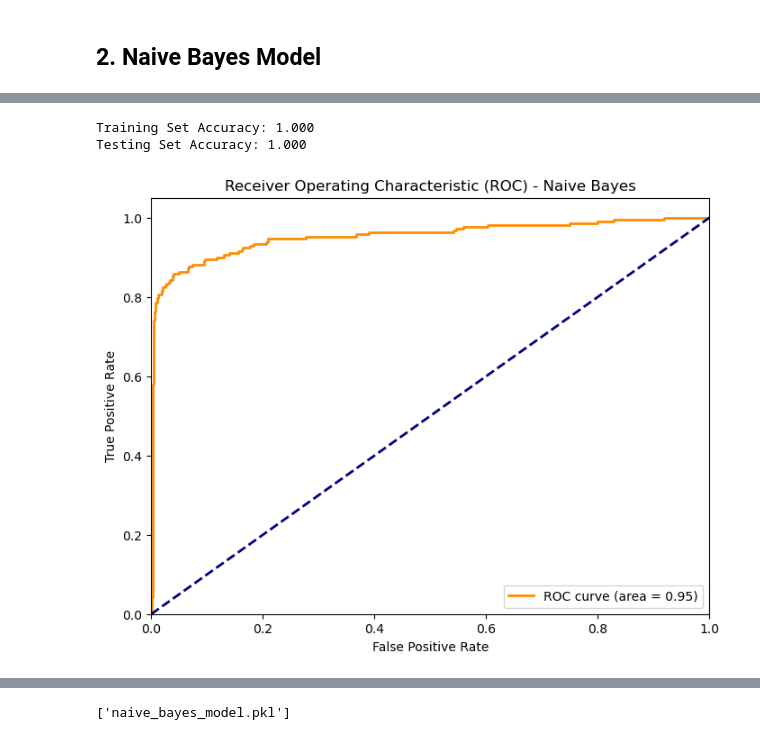
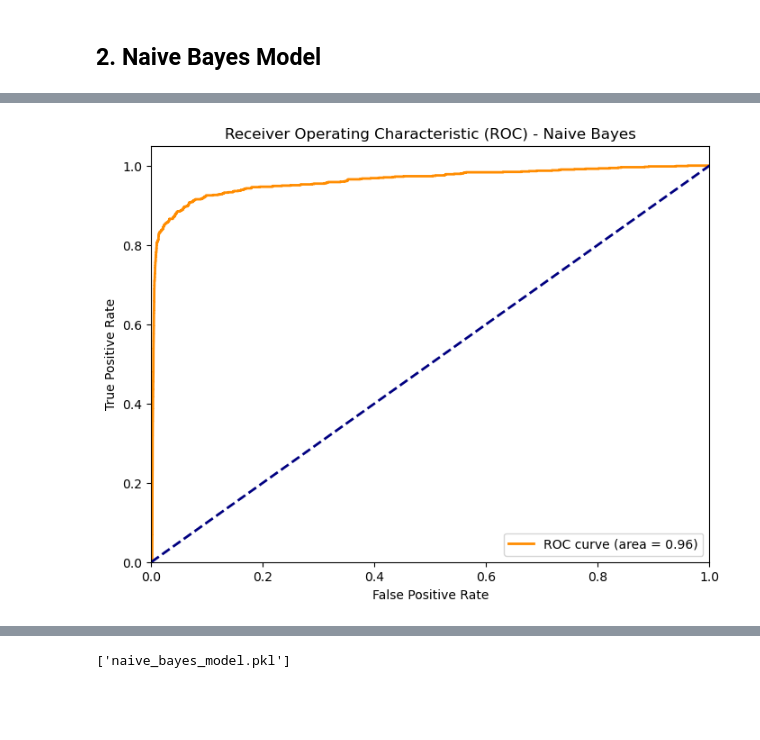
Before and after one commit to IT21070594/FDM-Project, a Jupyter notebook: Credit_Card_Fraud_Detection.ipynb, the cells around one changed output, grey strips where cells are left out. Drawn from its saved outputs; the diff is of its cells as text; code cells hidden in the pictures; blank space fills up the shorter version.

Commit message:
implementred cross val approach for all models

```diff
--- a/Credit_Card_Fraud_Detection.ipynb
+++ b/Credit_Card_Fraud_Detection.ipynb
@@ -754,10 +692,9 @@ print(var_smoothing_values)
 # %%
-from sklearn.metrics import accuracy_score
-
 # Define the hyperparameter grid to search
 param_grid = {
     'var_smoothing': [1e-9, 1e-8, 1e-7, 1e-6, 1e-5]
 }
+
 
 # Create the Repeated Stratified K-Fold cross-validator
 # Define the number of splits and repeats (e.g., 5 splits, 3 repeats)
@@ -767,18 +704,32 @@ cv = RepeatedStratifiedKFold(n_splits=5, n_repeats=3, random_state=42)
 grid_search_1 = GridSearchCV(estimator=naive_bayes_classifier, param_grid=param_grid, cv=cv, scoring='accuracy', n_jobs=-1)
 
 # Fit the GridSearchCV to your data
-grid_search_1.fit(X_train_resampled,y_train_resampled)
+grid_search_1.fit(X_sm,y_sm)
+
 
 # Get the best parameters and the best estimator
 best_params_nb = grid_search_1.best_params_
 best_nb_classifier = grid_search_1.best_estimator_
 
 # Evaluate the model on the test set
-y_pred_nb = best_nb_classifier.predict(X_test)
+y_pred_nb = best_nb_classifier.predict(X_sm)
 
-# Calculate accuracy and print the classification report
-accuracy_nb = accuracy_score(y_test, y_pred_nb)
-print("Best Parameters:", best_params_nb)
-print("Accuracy on Test Set:", accuracy_nb)
-print("\nClassification Report:\n", classification_report(y_test, y_pred_nb))
+
+scores = cross_val_score(best_nb_classifier, X_sm, y_sm, cv=5, scoring='accuracy')
+# Calculate the average accuracy from cross-validation
+mean_accuracy = np.mean(scores)
+print('Mean Accuracy:', mean_accuracy)
+
+# Calculate the cross-validation accuracy score
+cross_val_accuracy = accuracy_score(y_sm, y_pred_nb)
+print(f'Cross-Validation Accuracy: {cross_val_accuracy:.2f}')
+
+# Plot confusion matrix
+plt.figure(figsize=(3, 3))
+skplt.metrics.plot_confusion_matrix(y_sm, y_pred_nb)
+plt.show()
+
+# Generate a classification report with precision, recall, F1-score, and support
+classification_rep = classification_report(y_sm, y_pred_nb)
+print('Classification Report (Cross-Validation):\n', classification_rep)
 # %% [output]
@@ -797,30 +749,18 @@ weighted avg       0.99      0.99      0.99      6961
-# %%
-#The accuracy of the model was computed by calculating the training set score and the testing set score
-# Calculate the training set accuracy
-training_accuracy = best_nb_classifier.score(X_train_resampled,  best_nb_classifier.predict(X_train_resampled))
-print(f'Training Set Accuracy: {training_accuracy:.3f}')
-
-# Calculate the testing set accuracy
-testing_accuracy = best_nb_classifier.score(X_test, y_pred_nb)
-print(f'Testing Set Accuracy: {testing_accuracy:.3f}')
-# %% [output]
-Training Set Accuracy: 1.000
-Testing Set Accuracy: 1.000
 # %%
 from sklearn.metrics import roc_auc_score
 
-roc_auc_rf = roc_auc_score(y_test, naive_bayes_classifier.predict_proba(X_test)[:, 1])
-fpr_rf, tpr_rf, _ = roc_curve(y_test, naive_bayes_classifier.predict_proba(X_test)[:, 1])
+roc_auc_rf = roc_auc_score(y_sm, best_nb_classifier.predict_proba(X_sm)[:, 1])
+fpr_rf, tpr_rf, _ = roc_curve(y_sm, best_nb_classifier.predict_proba(X_sm)[:, 1])
 
 plt.figure(figsize=(8, 6))
 plt.plot(fpr_rf, tpr_rf, color='darkorange', lw=2, label='ROC curve (area = {:.2f})'.format(roc_auc_rf))
 plt.plot([0, 1], [0, 1], color='navy', lw=2, linestyle='--')
 plt.xlim([0.0, 1.0])
 plt.ylim([0.0, 1.05])
 plt.xlabel('False Positive Rate')
 plt.ylabel('True Positive Rate')
 plt.title('Receiver Operating Characteristic (ROC) - Naive Bayes')
 plt.legend(loc='lower right')
 plt.show()
 # %% [output]
-[figure, old version]
+[figure, new version]
```
Also changed, not shown: parts of 119 cells of this notebook, 1 other file.
